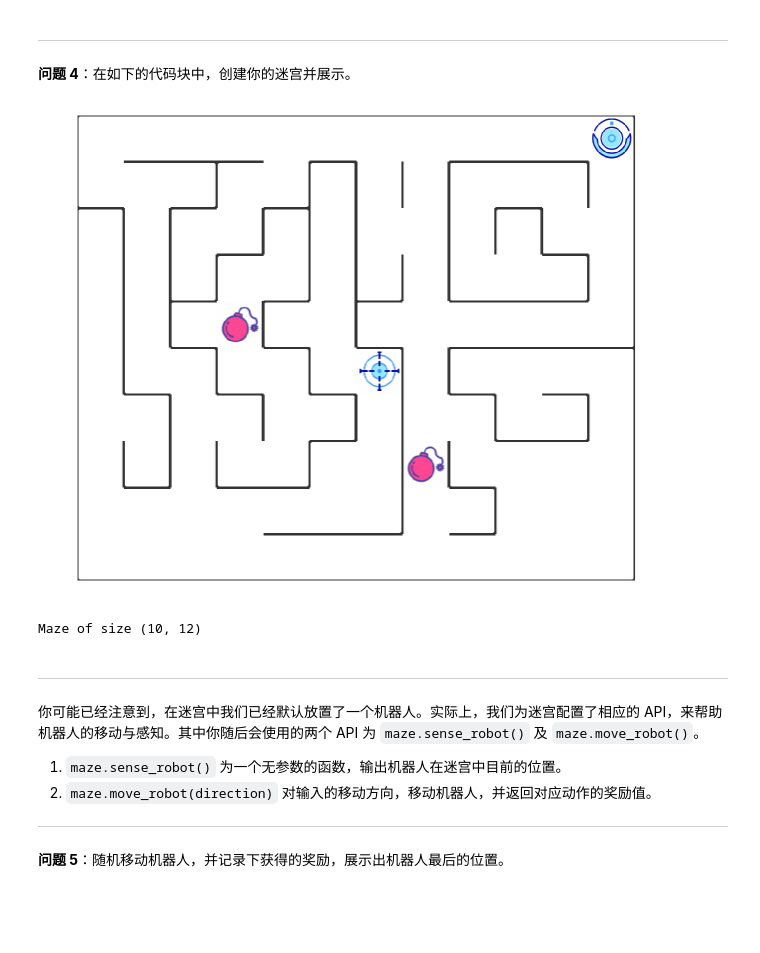
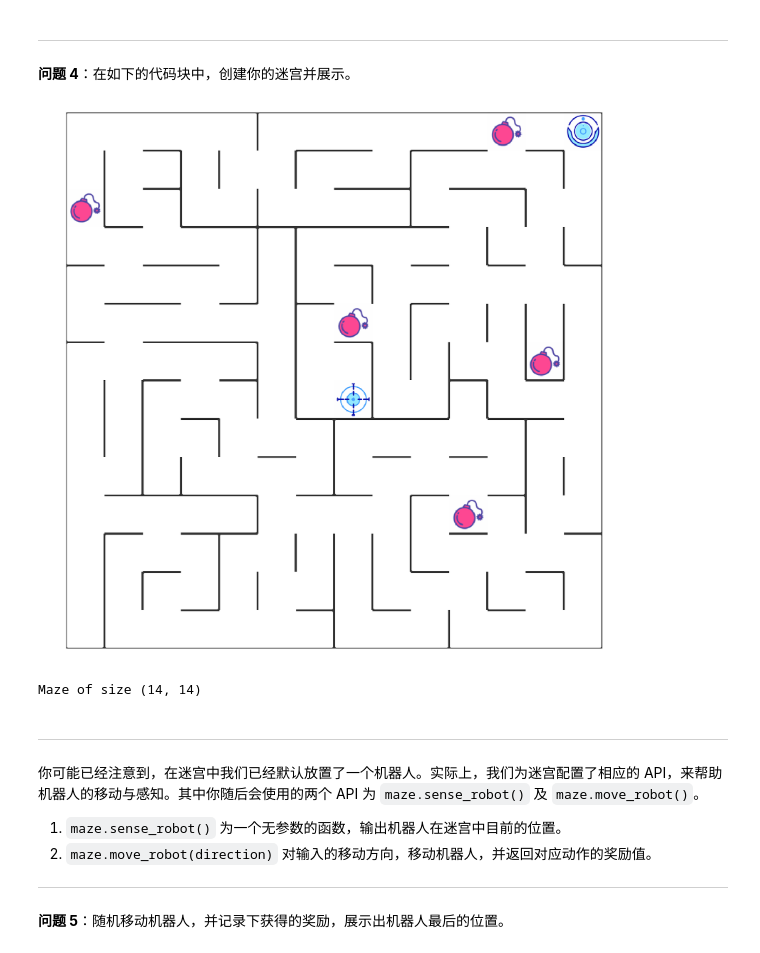
Before and after one commit to lovelysybil/qlearning_maze, a Jupyter notebook: robot_maze.ipynb, the cells around one changed output. Drawn from its saved outputs; the diff is of its cells as text; code cells hidden in the pictures; blank space fills up the shorter version.

```diff
--- a/robot_maze.ipynb
+++ b/robot_maze.ipynb
@@ -147,14 +147,14 @@ def choose_action(epsilon):
 # %%
 from Maze import Maze
 %matplotlib inline
 %config InlineBackend.figure_format = 'retina'
 
 ## todo: 创建迷宫并展示
-maze = Maze(maze_size=(10, 12), trap_number=2)
+maze = Maze("./test_world/maze_02.txt")
 maze
 # %% [output]
-[figure, old version]
+[figure, new version]
-Maze of size (10, 12)
+Maze of size (14, 14)
 # %% [markdown]
 ---
 
```
Also changed, not shown: parts of 11 cells of this notebook, 2 other files.
